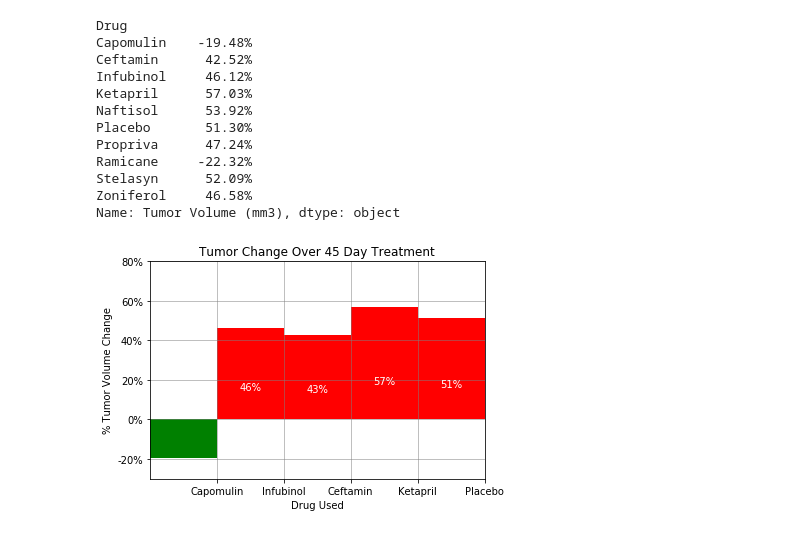
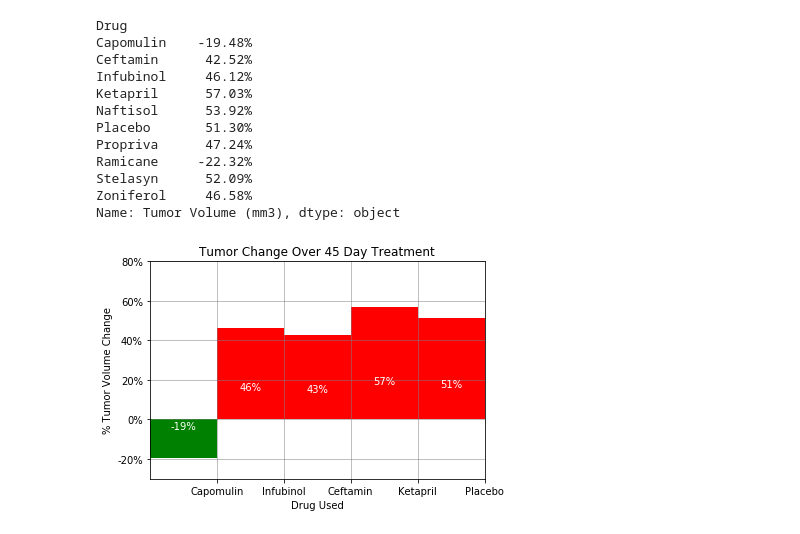
Before and after one commit to luisdiaz9/MatPlot, a Jupyter notebook: pymaceuticals_starter_Final.ipynb, the cells around one changed output. Saved outputs shown, nothing was run; the diff lists cells and outputs as text; code cells hidden in the pictures.

```diff
--- a/pymaceuticals_starter_Final.ipynb
+++ b/pymaceuticals_starter_Final.ipynb
@@ -332,44 +332,45 @@ for s in range(len(data)):
         mask2y.append(data[s])
         mask2x.append(s)
 
 fig, ax = plt.subplots()
-ax.bar(mask2x, mask2y, color = 'green', width =-1, alpha=1, align="edge")
-ax.bar(mask1x, mask1y, color = 'red', width =-1, alpha=1, align="edge")
+plot= ax.bar(mask2x, mask2y, color = 'green', width =-1, alpha=1, align="edge")
+# Call functions to implement the function calls
+def autolabel(rects):
+    """
+    Attach a text label above each bar displaying its height
+    """
+    for rect in rects:
+        height = rect.get_height()
+        ax.text(rect.get_x() + rect.get_width()/2., .3*height,
+                '%.0f' % float(height*100) +"%",
+        ha='center', va='bottom', color = 'white')
 
+autolabel(plot)
+plot= ax.bar(mask1x, mask1y, color = 'red', width =-1, alpha=1, align="edge")
+autolabel(plot)
 #plt.show()
 
 # Orient widths. Add labels, tick marks, etc.
 
 tick_locations = [value for value in x]
 plt.xticks(tick_locations, ["Capomulin", "Infubinol", "Ceftamin", "Ketapril", "Placebo"])
 plt.grid(zorder=0,color='grey', linestyle='-', linewidth=1, alpha=0.5)
 plt.xlim(-1,4)
 plt.ylim(-.30, .80)
 
 # Use functions to label the percentages of changes
 vals = ax.get_yticks()
 ax.set_yticklabels(['{:,.0%}'.format(x) for x in vals])
 plt.title("Tumor Change Over 45 Day Treatment")
 plt.xlabel("Drug Used")
 plt.ylabel("% Tumor Volume Change")
 
-# Call functions to implement the function calls
-def autolabel(rects):
-    """
-    Attach a text label above each bar displaying its height
-    """
-    for rect in rects:
-        height = rect.get_height()
-        ax.text(rect.get_x() + rect.get_width()/2., .3*height,
-                '%.0f' % float(height*100) +"%",
-        ha='center', va='bottom', color = 'white')
 
-autolabel(plot)
 
 # Save the Figure
 plt.savefig("TumorVolumeChange.png")
 
 # Show the Figure
 fig.show()
 # %% [output]
-[figure, old version]
+[figure, new version]
```
Also changed, not shown: 2 other files.
